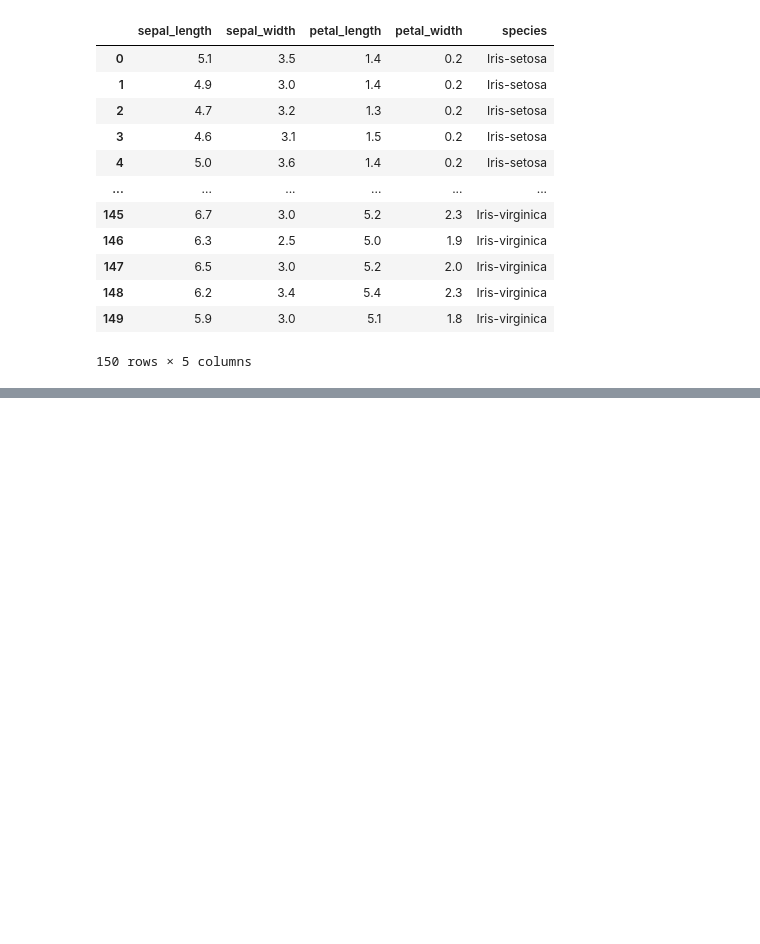
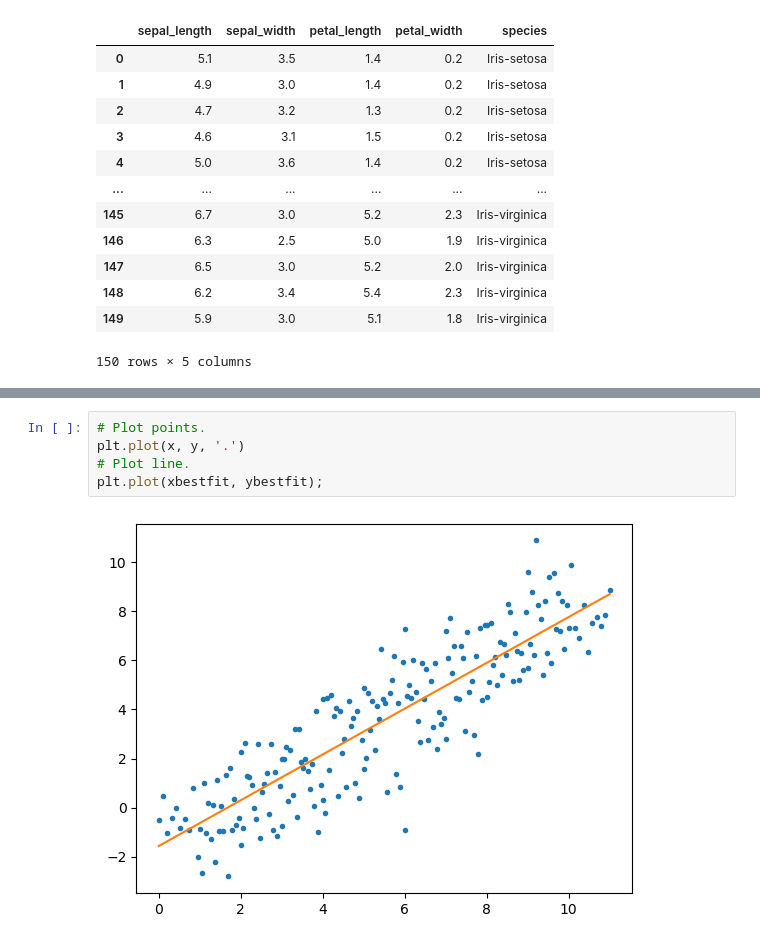
Before and after one commit to RyanMch97/FDA-Assement, a Jupyter notebook: FDA-Topic4.ipynb, the cells around one changed output, grey strips where cells are left out. Cells and saved outputs as stored; diff of their text form; blank space fills up the shorter version.

```diff
--- a/FDA-Topic4.ipynb
+++ b/FDA-Topic4.ipynb
@@ -119,0 +147,7 @@ plt.show() # show plot
+# %%
+# Plot points.
+plt.plot(x, y, '.')
+# Plot line.
+plt.plot(xbestfit, ybestfit);
+# %% [output]
+[figure, added]
```
Also changed, not shown: parts of 9 cells of this notebook.
